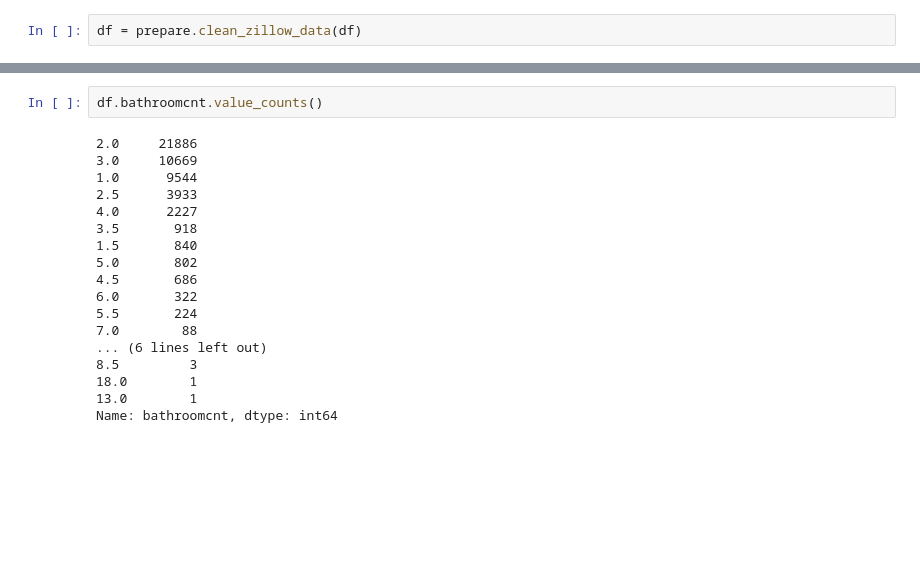
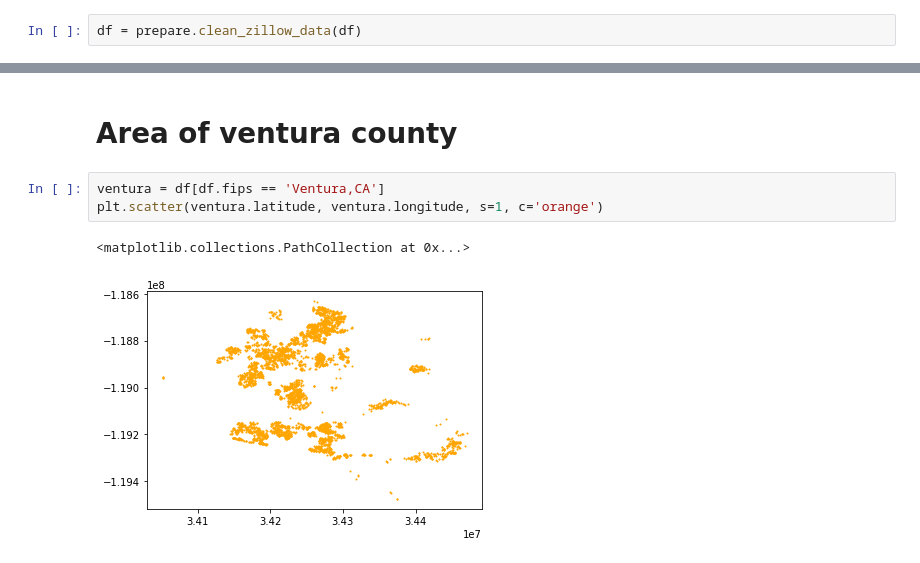
Before and after one commit to EribertoContreras/zillow_estimating_home_value, a Jupyter notebook: All the work.ipynb, the cells around one changed output, grey strips where cells are left out. Drawn from its saved outputs; the diff is of its cells as text; blank space fills up the shorter version.

```diff
--- a/All the work.ipynb
+++ b/All the work.ipynb
@@ -54,20 +81,8 @@ sns.scatterplot(df.latitude, df.longitude, s=1, hue=df.fips)
-# %%
-df.bathroomcnt.value_counts()
-# %% [output]
-2.0     21886
-3.0     10669
-1.0      9544
-2.5      3933
-4.0      2227
-3.5       918
-1.5       840
-5.0       802
-4.5       686
-6.0       322
-5.5       224
-7.0        88
-... (6 lines left out)
-8.5         3
-18.0        1
-13.0        1
-Name: bathroomcnt, dtype: int64
+# %% [markdown]
+# Area of ventura county
+# %%
+ventura = df[df.fips == 'Ventura,CA']
+plt.scatter(ventura.latitude, ventura.longitude, s=1, c='orange')
+# %% [output]
+<matplotlib.collections.PathCollection at 0x...>
+[figure, added]
```
Also changed, not shown: parts of 64 cells of this notebook, 1 other file.
